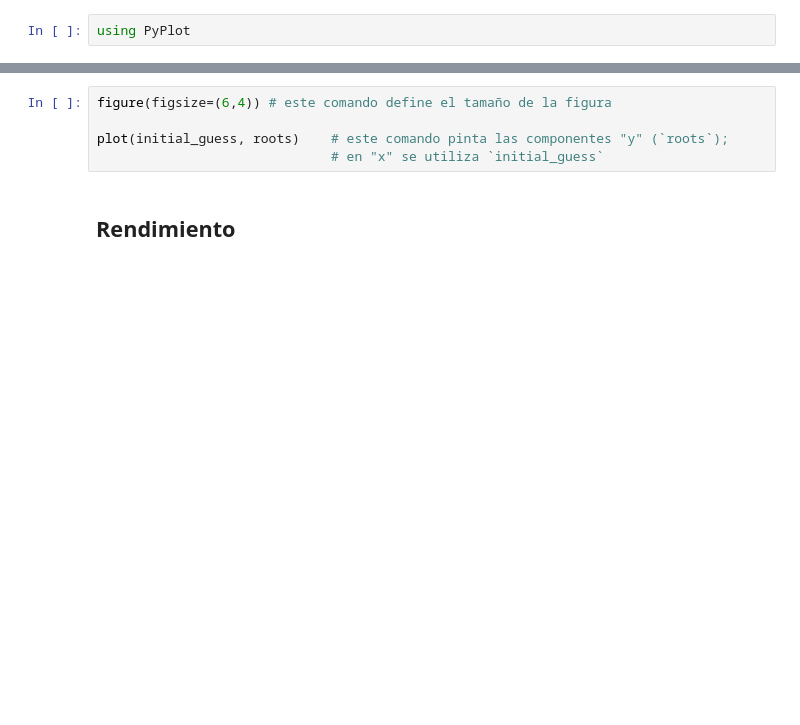
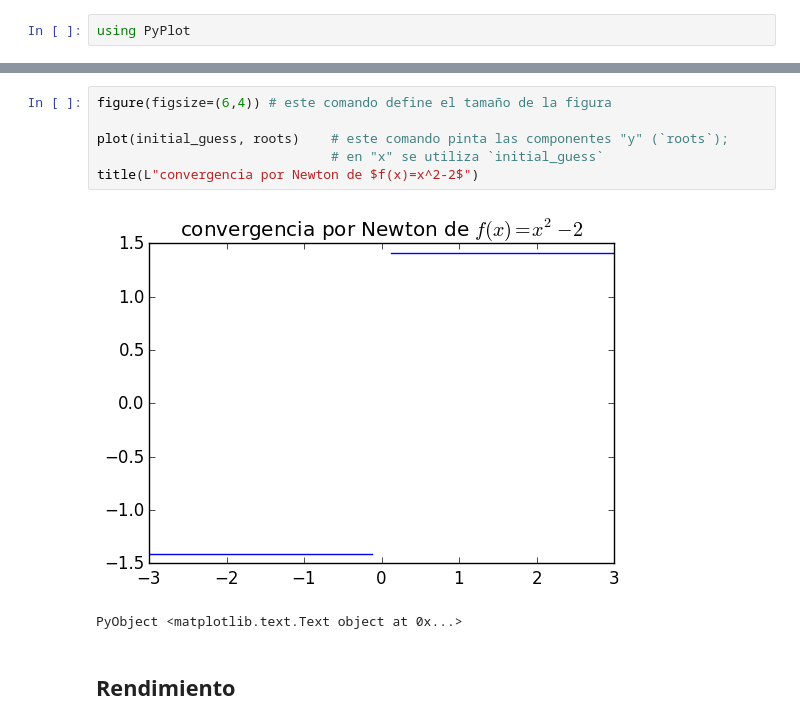
Before and after one commit to cutsof/2017-1_TSFisComp, a Jupyter notebook: notas_clase/04_Julia_intermedio.ipynb, the cells around one changed output, grey strips where cells are left out. Drawn from its saved outputs; the diff is of its cells as text; blank space fills up the shorter version.

```diff
--- a/notas_clase/04_Julia_intermedio.ipynb
+++ b/notas_clase/04_Julia_intermedio.ipynb
@@ -170,8 +174,12 @@ plot(roots)           # este comando pinta las componentes "y" (`roots`);
 # %%
 figure(figsize=(6,4)) # este comando define el tamaño de la figura
 
 plot(initial_guess, roots)    # este comando pinta las componentes "y" (`roots`);
                               # en "x" se utiliza `initial_guess`
+title(L"convergencia por Newton de $f(x)=x^2-2$")
+# %% [output]
+[figure, added]
+PyObject <matplotlib.text.Text object at 0x...>
 # %% [markdown]
 ## Rendimiento
 # %% [markdown]
```
Also changed, not shown: parts of 9 cells of this notebook.
